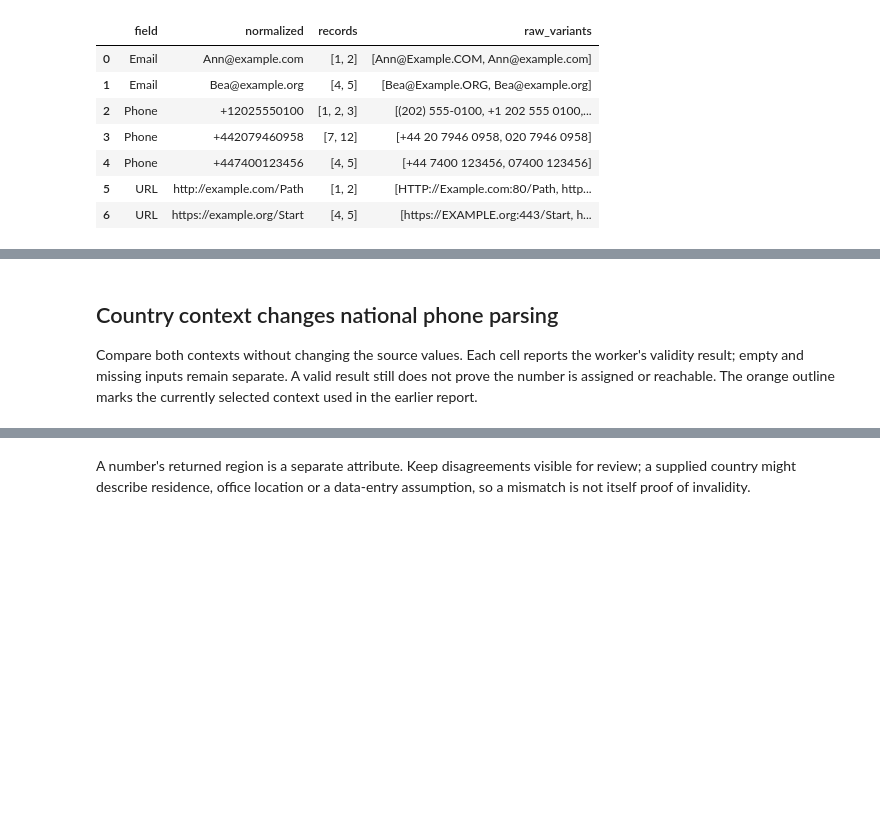
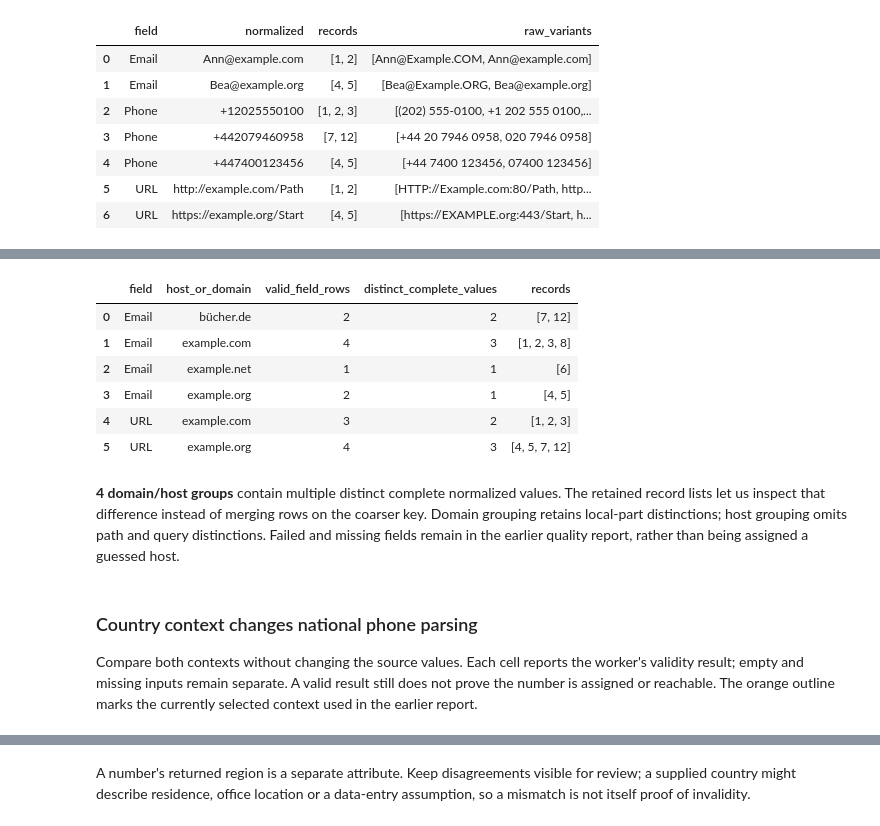
Before and after one commit to Query-farm/vgi-conform, a Jupyter notebook: notebooks/01_normalized_fields_are_not_verified_contacts.ipynb, the cells around one changed output, grey strips where cells are left out. Saved outputs shown, nothing was run; the diff lists cells and outputs as text; code cells hidden in the pictures; blank space fills up the shorter version.

```diff
--- a/notebooks/01_normalized_fields_are_not_verified_contacts.ipynb
+++ b/notebooks/01_normalized_fields_are_not_verified_contacts.ipynb
@@ -224,7 +229,7 @@ counts = (
     .reindex(index=["Email", "Phone", "URL"], columns=statuses)
     .fillna(0)
 )
-fig, ax = plt.subplots(figsize=(10.6, 5.4))
+fig, ax = plt.subplots(figsize=(12, 6.6))
 left = np.zeros(len(counts))
 for status, color in zip(statuses, colors):
     values = counts[status].to_numpy()
@@ -247,12 +252,19 @@ ax.set_xlabel("Input records (all rows retained)")
 ax.set_ylabel("")
 ax.invert_yaxis()
 ax.grid(axis="y", visible=False)
-ax.legend(loc="upper center", bbox_to_anchor=(0.5, -0.24), ncol=2, frameon=False)
+fig.legend(
+    *ax.get_legend_handles_labels(),
+    loc="lower center",
+    bbox_to_anchor=(0.55, 0.12),
+    ncol=4,
+    frameon=False,
+)
 finish(
     fig,
-    "A format check and a formatting change are different outcomes",
+    "Validation and formatting describe different outcomes",
     f"Phone context: {PHONE_CONTEXT} · each bar accounts for every input record",
-    f"field-quality-{PHONE_CONTEXT}.png",
+    SOURCE,
+    name=f"field-quality-{PHONE_CONTEXT}",
 )
 phone_valid = int(counts.loc["Phone", statuses[:2]].sum())
 prose(
@@ -307,5 +330,20 @@ GROUP BY field, normalized HAVING count(*) > 1 ORDER BY field, normalized;
+# %%
+display(domain_groups)
+broader = domain_groups[domain_groups.distinct_complete_values > 1]
+prose(
+    f"**{len(broader)} domain/host groups** contain multiple distinct complete normalized values. The retained record lists let us inspect that difference instead of merging rows on the coarser key. Domain grouping retains local-part distinctions; host grouping omits path and query distinctions. Failed and missing fields remain in the earlier quality report, rather than being assigned a guessed host."
+)
+# %% [output]
+|  | field | host_or_domain | valid_field_rows | distinct_complete_values | records |
+| 0 | Email | bücher.de | 2 | 2 | [7, 12] |
+| 1 | Email | example.com | 4 | 3 | [1, 2, 3, 8] |
+| 2 | Email | example.net | 1 | 1 | [6] |
+| 3 | Email | example.org | 2 | 1 | [4, 5] |
+| 4 | URL | example.com | 3 | 2 | [1, 2, 3] |
+| 5 | URL | example.org | 4 | 3 | [4, 5, 7, 12] |
+**4 domain/host groups** contain multiple distinct complete normalized values. The retained record lists let us inspect that difference instead of merging rows on the coarser key. Domain grouping retains local-part distinctions; host grouping omits path and query distinctions. Failed and missing fields remain in the earlier quality report, rather than being assigned a guessed host.
 # %% [markdown]
-## Country context changes national phone parsing
+### Country context changes national phone parsing
 
 Compare both contexts without changing the source values. Each cell reports the worker's
 validity result; empty and missing inputs remain separate. A valid result still does not
```
Also changed, not shown: parts of 25 cells of this notebook, 12 other files.
